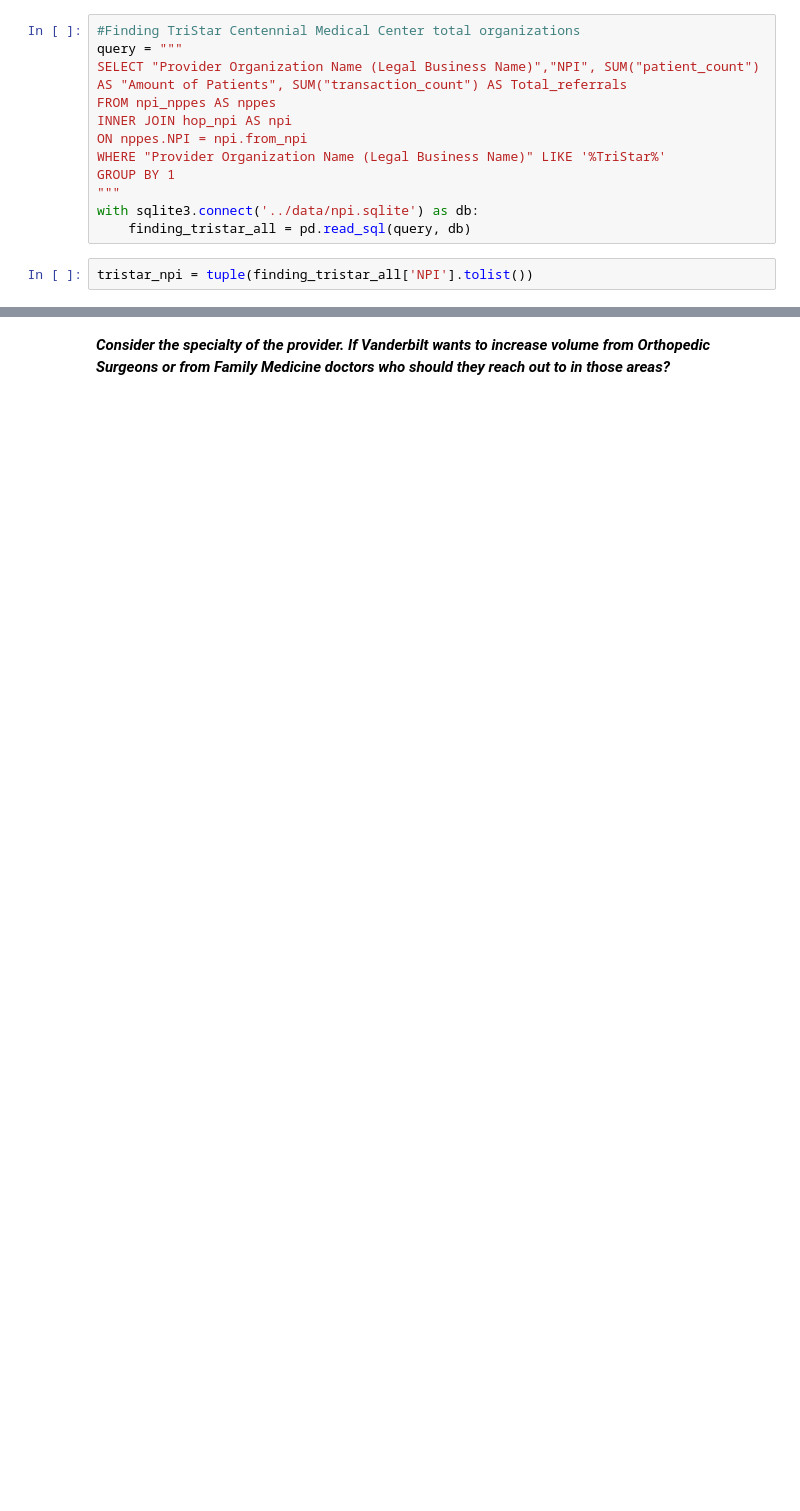
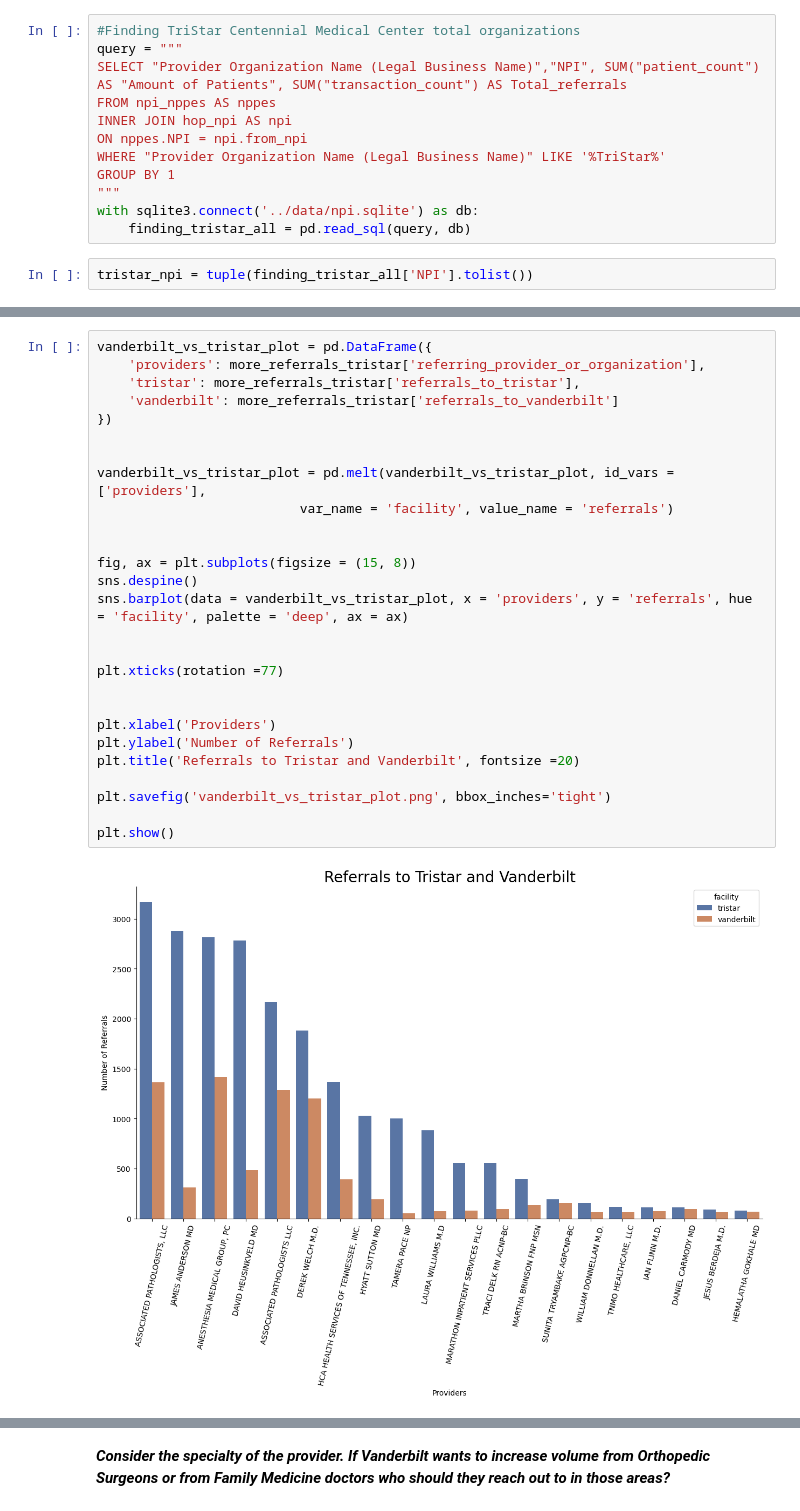
Before and after one commit to KagonDeans/hop-team, a Jupyter notebook: notebook/kd_question2_part2.ipynb, the cells around one changed output, grey strips where cells are left out. Drawn from its saved outputs; the diff is of its cells as text; blank space fills up the shorter version.

```diff
--- a/notebook/kd_question2_part2.ipynb
+++ b/notebook/kd_question2_part2.ipynb
@@ -122,0 +206,29 @@ merged_df
+# %%
+vanderbilt_vs_tristar_plot = pd.DataFrame({
+    'providers': more_referrals_tristar['referring_provider_or_organization'],
+    'tristar': more_referrals_tristar['referrals_to_tristar'],
+    'vanderbilt': more_referrals_tristar['referrals_to_vanderbilt']
+})
+
+
+vanderbilt_vs_tristar_plot = pd.melt(vanderbilt_vs_tristar_plot, id_vars = ['providers'],
+                          var_name = 'facility', value_name = 'referrals')
+
+
+fig, ax = plt.subplots(figsize = (15, 8))
+sns.despine()
+sns.barplot(data = vanderbilt_vs_tristar_plot, x = 'providers', y = 'referrals', hue = 'facility', palette = 'deep', ax = ax)
+
+
+plt.xticks(rotation =77)
+
+
+plt.xlabel('Providers')
+plt.ylabel('Number of Referrals')
+plt.title('Referrals to Tristar and Vanderbilt', fontsize =20)
+
+plt.savefig('vanderbilt_vs_tristar_plot.png', bbox_inches='tight')
+
+plt.show()
+# %% [output]
+[figure, added]
```
Also changed, not shown: parts of 41 cells of this notebook.
